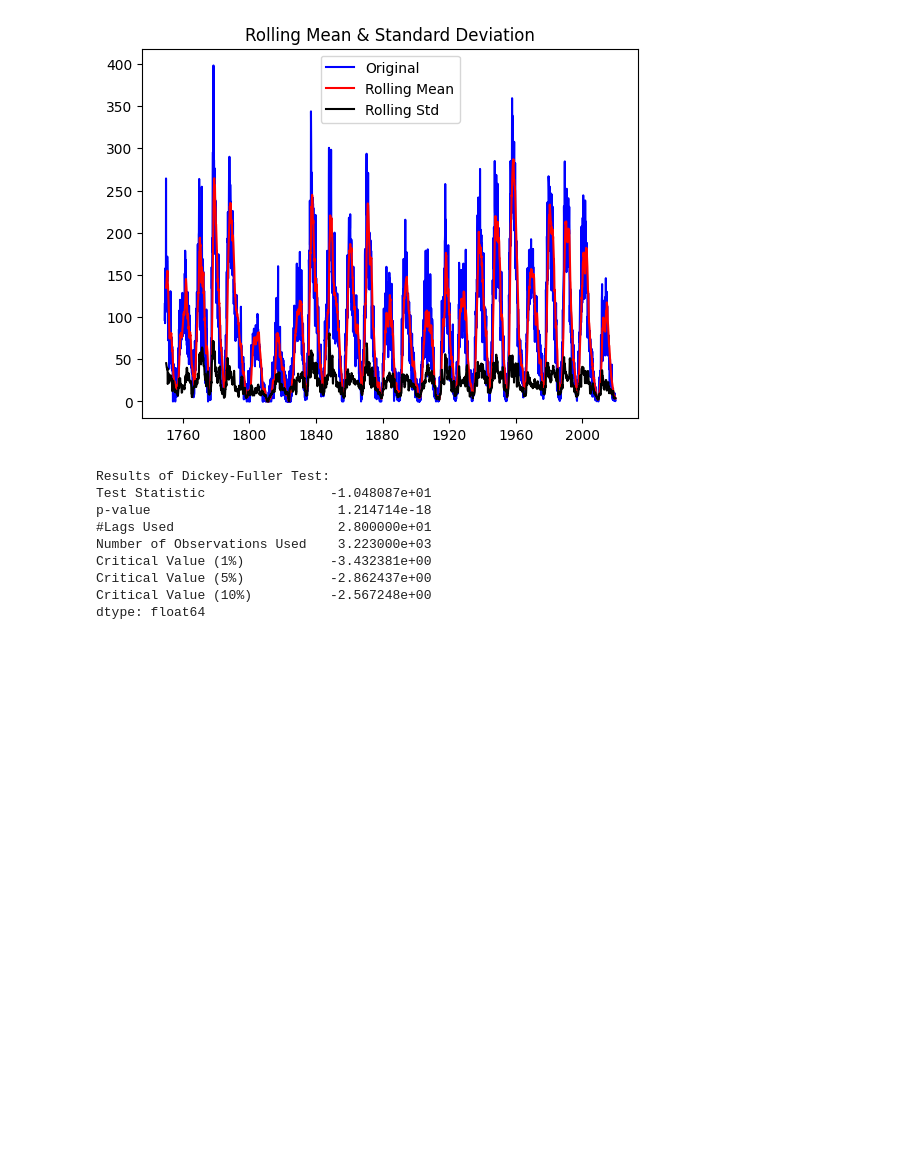
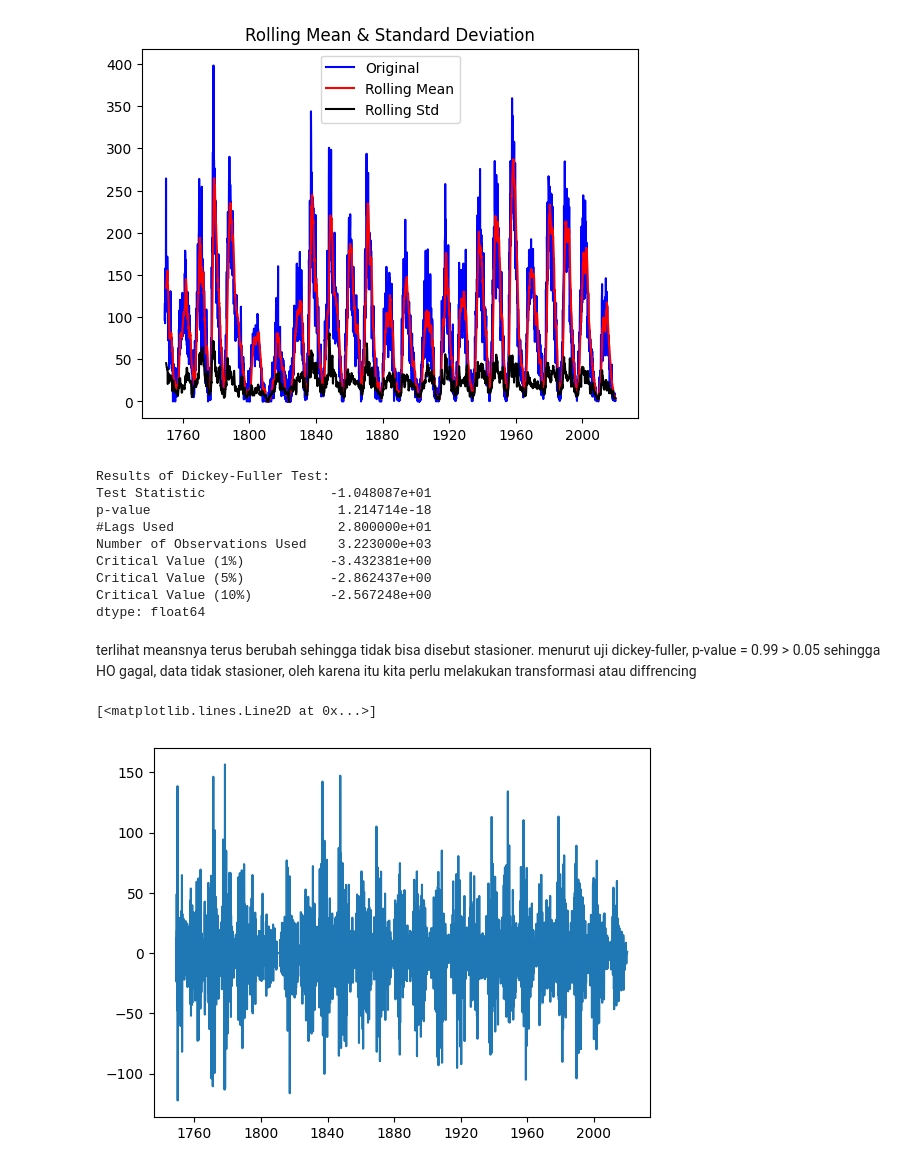
Before and after one commit to BlackBox-Ops/DS-Time-Series-Sunspot, a Jupyter notebook: notebooks/03_Time_Series _approach.ipynb, the cells around one changed output. Drawn from its saved outputs; the diff is of its cells as text; code cells hidden in the pictures; blank space fills up the shorter version.

Commit message:
melakukan perbaikan kode dan penambahan kode program untuk analisis

```diff
--- a/notebooks/03_Time_Series _approach.ipynb
+++ b/notebooks/03_Time_Series _approach.ipynb
@@ -105,3 +105,12 @@ Critical Value (1%)           -3.432381e+00
 Critical Value (5%)           -2.862437e+00
 Critical Value (10%)          -2.567248e+00
 dtype: float64
+# %% [markdown]
+terlihat meansnya terus berubah sehingga tidak bisa disebut stasioner. menurut uji dickey-fuller, p-value = 0.99 > 0.05 sehingga HO gagal, data tidak stasioner, oleh karena itu kita perlu melakukan transformasi atau diffrencing
+# %%
+ts_diffrencing_1 = ts - ts.shift()
+ts_diffrencing_1 = ts_diffrencing_1.dropna()
+plt.plot(ts_diffrencing_1)
+# %% [output]
+[<matplotlib.lines.Line2D at 0x...>]
+[figure, added]
```
Also changed, not shown: parts of 8 cells of this notebook.
